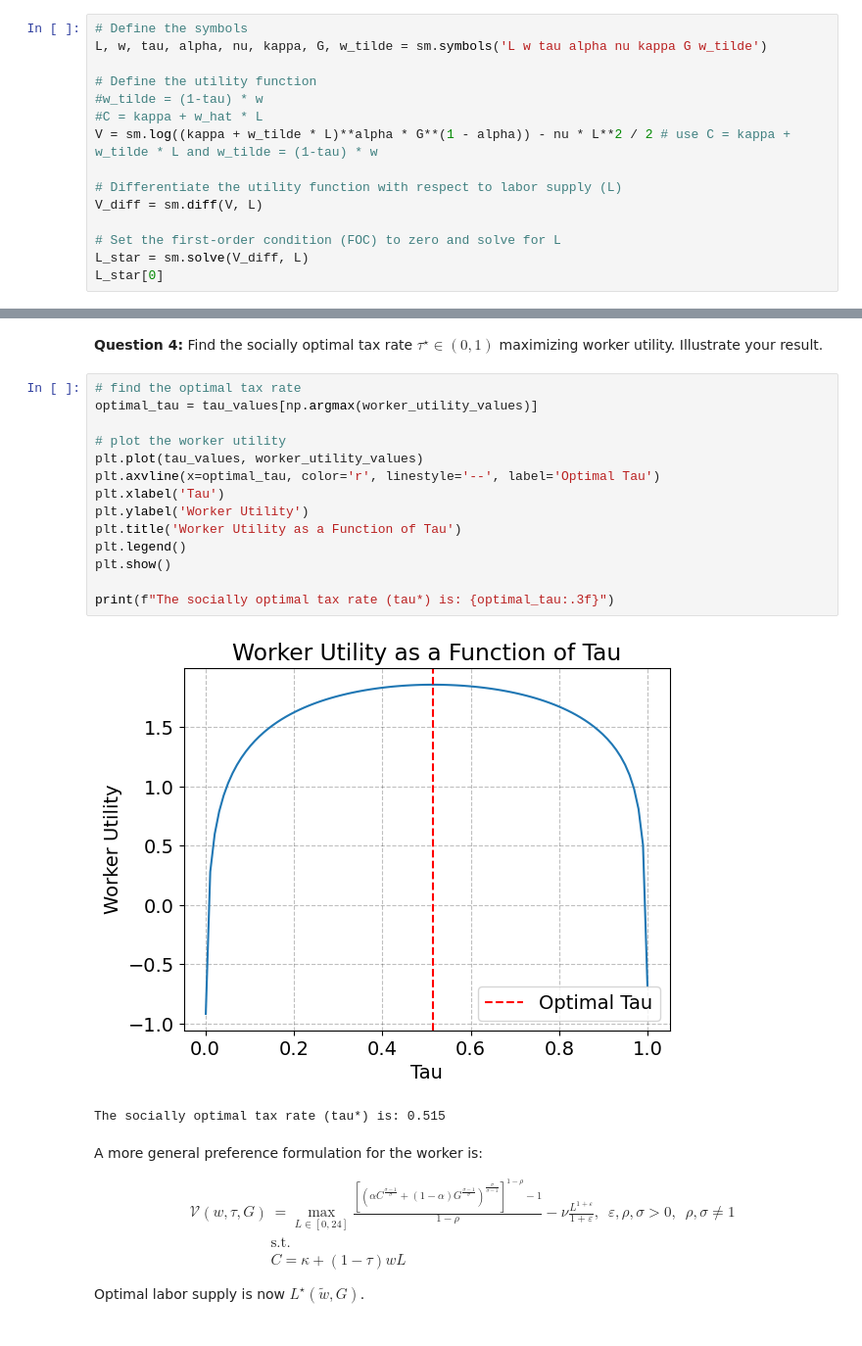
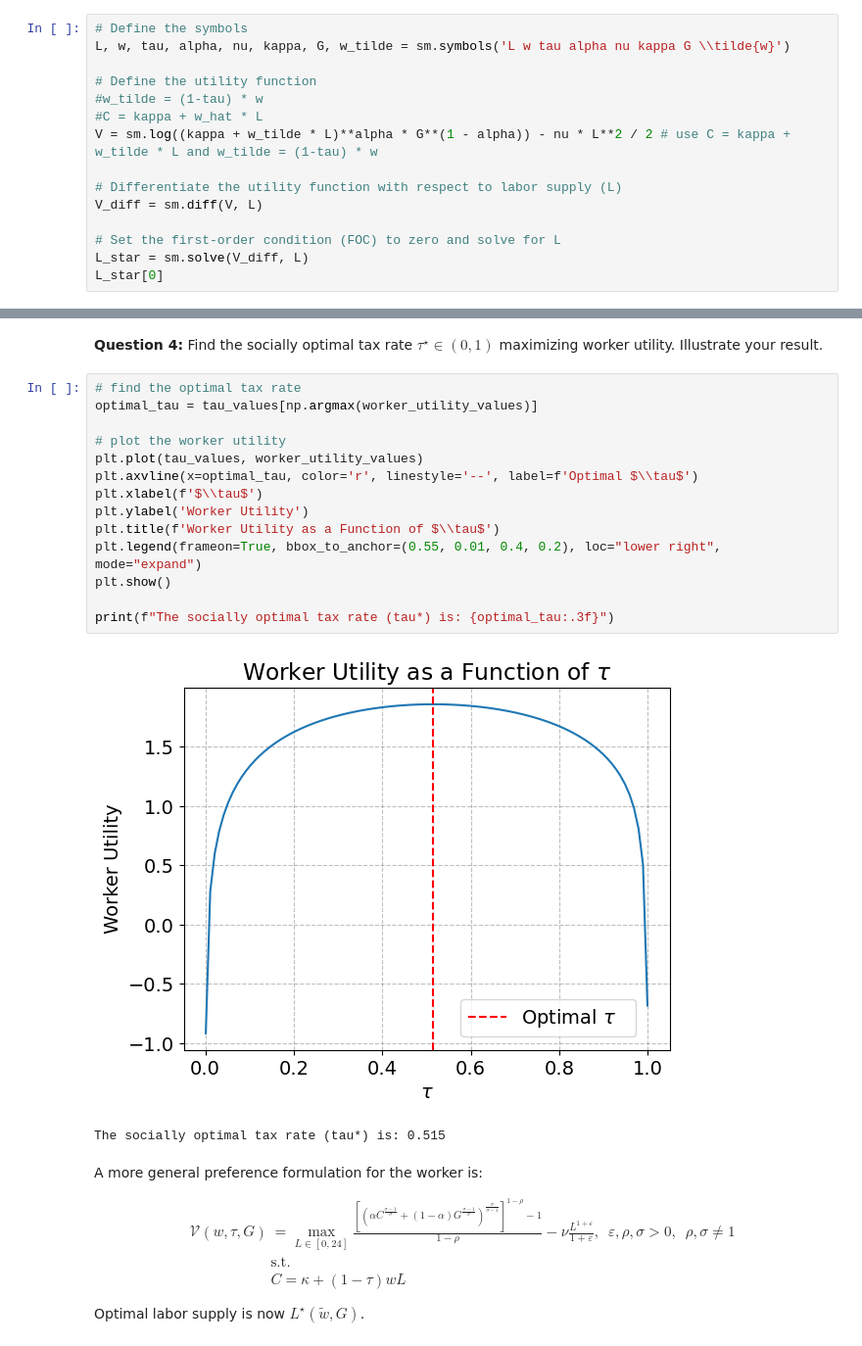
Before and after one commit to NumEconCopenhagen/projects-2023-noobs, a Jupyter notebook: examproject/Exam-2023-notebook.j.ipynb, the cells around one changed output, grey strips where cells are left out. Shown: that part at 98% size. Drawn from its saved outputs; the diff is of its cells as text.

```diff
--- a/examproject/Exam-2023-notebook.j.ipynb
+++ b/examproject/Exam-2023-notebook.j.ipynb
@@ -58,7 +58,7 @@ $$
 **Question 1:** Verify that the optimal labor supply choice is $L^{\star}(\tilde{w}) =\frac{-\kappa+\sqrt{\kappa^{2}+4\frac{\alpha}{\nu}\tilde{w}^2}}{2\tilde{w}}$, where $\tilde{w} = (1-\tau)w$, for $G\in\left\{1.0 , 2.0\right\}$.
 # %%
 # Define the symbols
-L, w, tau, alpha, nu, kappa, G, w_tilde = sm.symbols('L w tau alpha nu kappa G w_tilde')
+L, w, tau, alpha, nu, kappa, G, w_tilde = sm.symbols('L w tau alpha nu kappa G \\tilde{w}')
 
 # Define the utility function
 #w_tilde = (1-tau) * w
@@ -166,19 +166,19 @@ plt.show()
 # %%
 # find the optimal tax rate
 optimal_tau = tau_values[np.argmax(worker_utility_values)]
 
 # plot the worker utility
 plt.plot(tau_values, worker_utility_values)
-plt.axvline(x=optimal_tau, color='r', linestyle='--', label='Optimal Tau')
-plt.xlabel('Tau')
+plt.axvline(x=optimal_tau, color='r', linestyle='--', label=f'Optimal $\\tau$')
+plt.xlabel(f'$\\tau$')
 plt.ylabel('Worker Utility')
-plt.title('Worker Utility as a Function of Tau')
-plt.legend()
+plt.title(f'Worker Utility as a Function of $\\tau$')
+plt.legend(frameon=True, bbox_to_anchor=(0.55, 0.01, 0.4, 0.2), loc="lower right", mode="expand")
 plt.show()
 
 print(f"The socially optimal tax rate (tau*) is: {optimal_tau:.3f}")
 # %% [output]
-[figure, old version]
+[figure, new version]
 The socially optimal tax rate (tau*) is: 0.515
 # %% [markdown]
 A more general preference formulation for the worker is:
```
Also changed, not shown: parts of 4 cells of this notebook.
